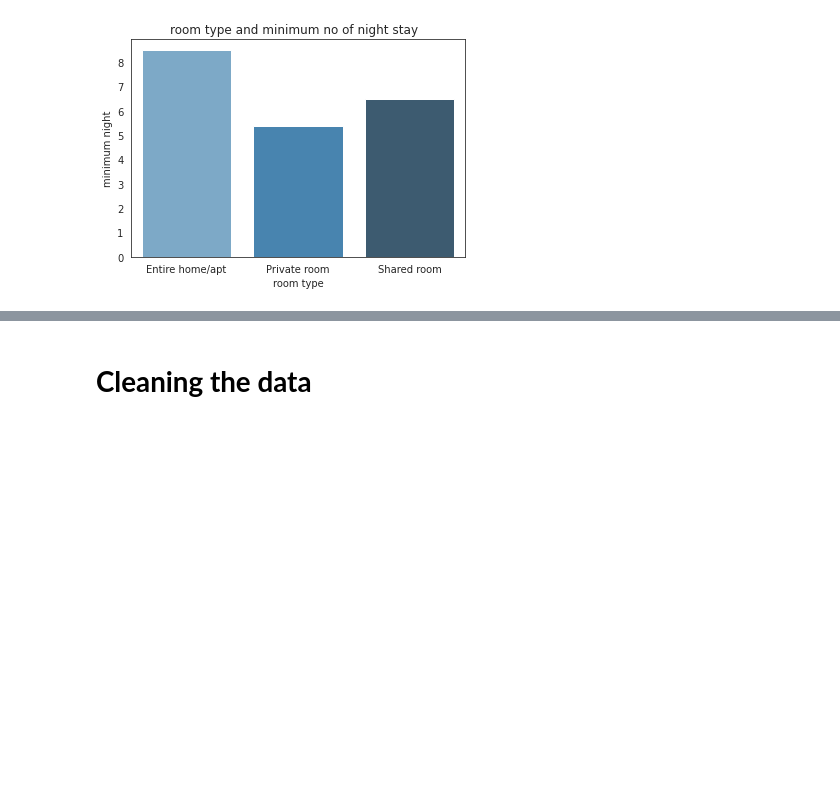
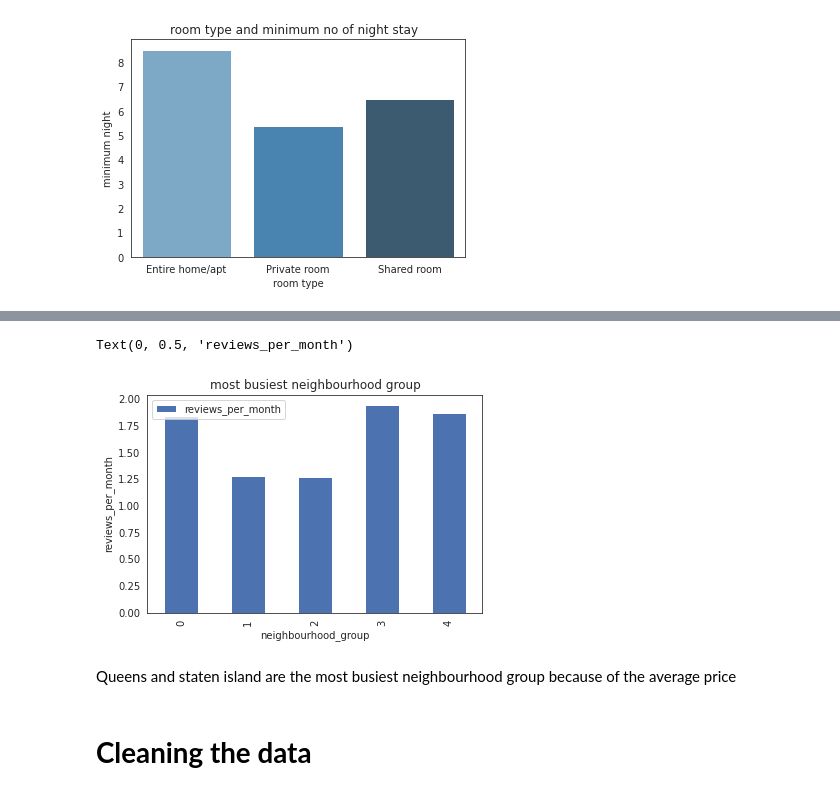
Before and after one commit to Creatrohit9/AIRBNB-PROJECT-1-CAPSTON, a Jupyter notebook: MD1WK4ROHIT_Airbnb_Bookings_Analysis_Capstone_Project.ipynb, the cells around one changed output, grey strips where cells are left out. Saved outputs shown, nothing was run; the diff lists cells and outputs as text; code cells hidden in the pictures; blank space fills up the shorter version.

```diff
--- a/MD1WK4ROHIT_Airbnb_Bookings_Analysis_Capstone_Project.ipynb
+++ b/MD1WK4ROHIT_Airbnb_Bookings_Analysis_Capstone_Project.ipynb
@@ -199,0 +238,4 @@ visual1.set_xticks(visual1.get_xticks())
+# %%
+#find the most busy neighbourhood group
+most_busy_neighbour_group=airbnb_df.groupby(['neighbourhood_group'])['reviews_per_month'].mean().reset_index()
+most_busy_neighbour_group
@@ -200,3 +249,13 @@ visual1.set_xticks(visual1.get_xticks())
+# %%
+most_busy_neighbour_group.plot(kind='bar')
+plt.title('most busiest neighbourhood group')
+plt.xlabel('neighbourhood_group')
+plt.ylabel('reviews_per_month')
+# %% [output]
+Text(0, 0.5, 'reviews_per_month')
+[figure, added]
+# %% [markdown]
+Queens and staten island are the most busiest neighbourhood group because of  the average price
 # %% [markdown]
 # **Cleaning the data**
 # %%
```
Also changed, not shown: parts of 7 cells of this notebook.
